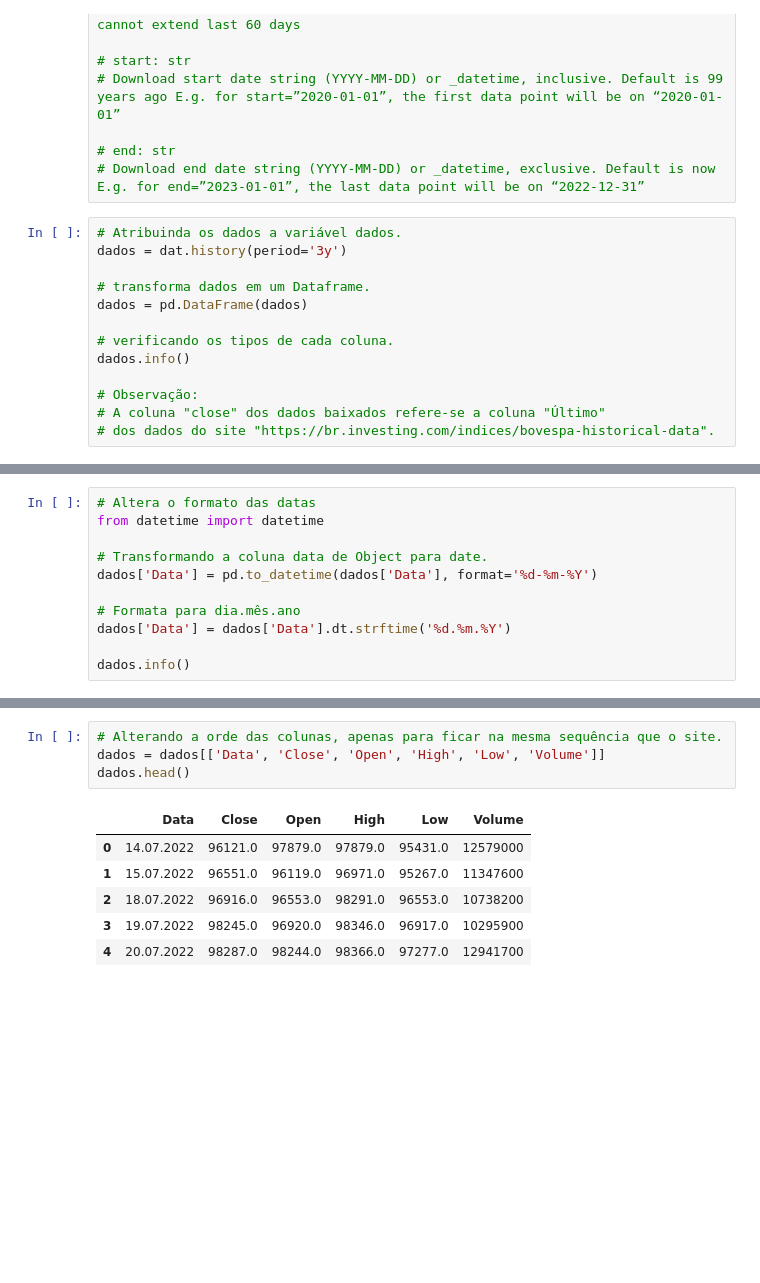
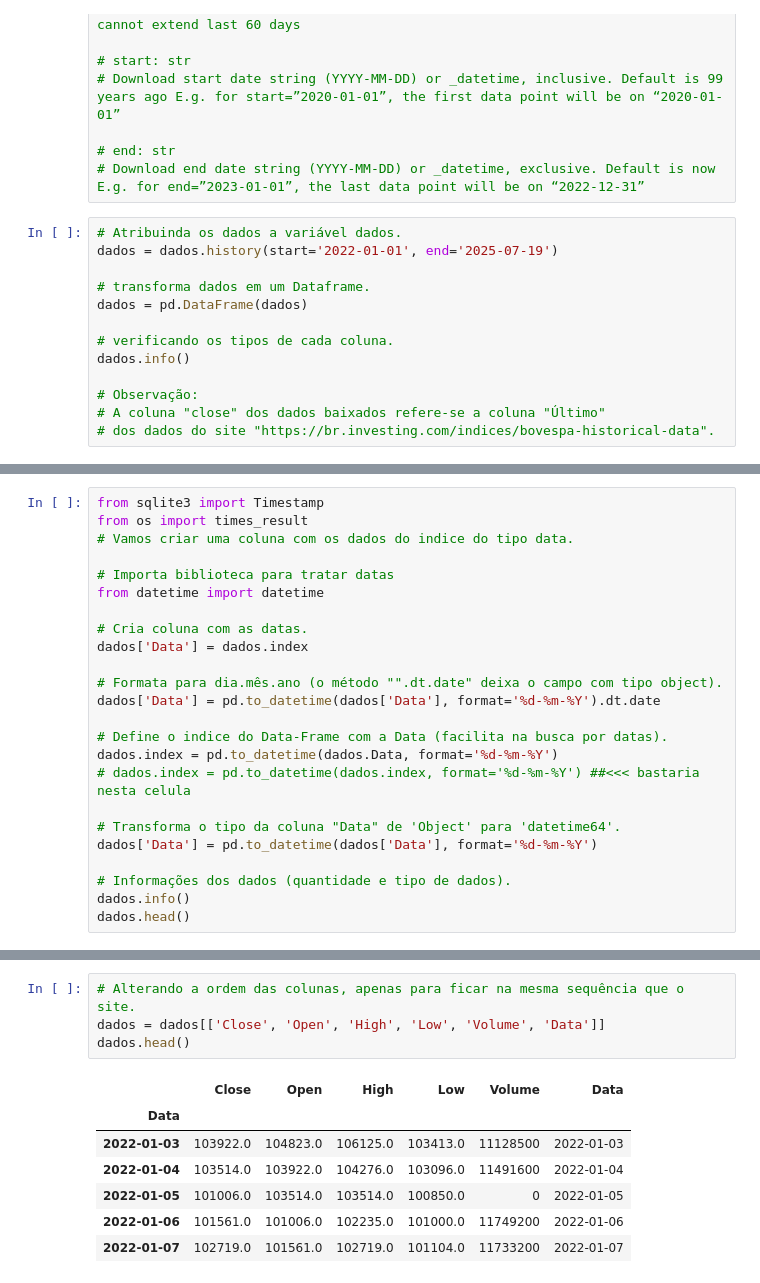
Before and after one commit to paulopetrillo/FIAP_TECH_CHALENGE_01, a Jupyter notebook: TECH_CHALENGE_01.ipynb, the cells around one changed output, grey strips where cells are left out. Drawn from its saved outputs; the diff is of its cells as text; blank space fills up the shorter version.

```diff
--- a/TECH_CHALENGE_01.ipynb
+++ b/TECH_CHALENGE_01.ipynb
@@ -75,7 +75,7 @@ ERROR:yfinance:HTTP Error 404:
 # Download end date string (YYYY-MM-DD) or _datetime, exclusive. Default is now E.g. for end=”2023-01-01”, the last data point will be on “2022-12-31”
 # %%
 # Atribuinda os dados a variável dados.
-dados = dat.history(period='3y')
+dados = dados.history(start='2022-01-01', end='2025-07-19')
 
 # transforma dados em um Dataframe.
 dados = pd.DataFrame(dados)
@@ -163,11 +159,0 @@ dados.head()
-# %%
-# Altera o formato das datas
-from datetime import datetime
-
-# Transformando a coluna data de Object para date.
-dados['Data'] = pd.to_datetime(dados['Data'], format='%d-%m-%Y')
-
-# Formata para dia.mês.ano
-dados['Data'] = dados['Data'].dt.strftime('%d.%m.%Y')
-
-dados.info()
@@ -196,0 +160,24 @@ dados.head()
+# %%
+from sqlite3 import Timestamp
+from os import times_result
+# Vamos criar uma coluna com os dados do indice do tipo data.
+
+# Importa biblioteca para tratar datas
+from datetime import datetime
+
+# Cria coluna com as datas.
+dados['Data'] = dados.index
+
+# Formata para dia.mês.ano (o método "".dt.date" deixa o campo com tipo object).
+dados['Data'] = pd.to_datetime(dados['Data'], format='%d-%m-%Y').dt.date
+
+# Define o indice do Data-Frame com a Data (facilita na busca por datas).
+dados.index = pd.to_datetime(dados.Data, format='%d-%m-%Y')
+# dados.index = pd.to_datetime(dados.index, format='%d-%m-%Y') ##<<< bastaria nesta celula
+
+# Transforma o tipo da coluna "Data" de 'Object' para 'datetime64'.
+dados['Data'] = pd.to_datetime(dados['Data'], format='%d-%m-%Y')
+
+# Informações dos dados (quantidade e tipo de dados).
+dados.info()
+dados.head()
@@ -197,11 +217,12 @@ dados.head()
 # %%
-# Alterando a orde das colunas, apenas para ficar na mesma sequência que o site.
-dados = dados[['Data', 'Close', 'Open', 'High', 'Low', 'Volume']]
+# Alterando a ordem das colunas, apenas para ficar na mesma sequência que o site.
+dados = dados[['Close', 'Open', 'High', 'Low', 'Volume', 'Data']]
 dados.head()
 # %% [output]
-|  | Data | Close | Open | High | Low | Volume |
-| 0 | 14.07.2022 | 96121.0 | 97879.0 | 97879.0 | 95431.0 | 12579000 |
-| 1 | 15.07.2022 | 96551.0 | 96119.0 | 96971.0 | 95267.0 | 11347600 |
-| 2 | 18.07.2022 | 96916.0 | 96553.0 | 98291.0 | 96553.0 | 10738200 |
-| 3 | 19.07.2022 | 98245.0 | 96920.0 | 98346.0 | 96917.0 | 10295900 |
-| 4 | 20.07.2022 | 98287.0 | 98244.0 | 98366.0 | 97277.0 | 12941700 |
+|  | Close | Open | High | Low | Volume | Data |
+| Data |  |  |  |  |  |  |
+| 2022-01-03 | 103922.0 | 104823.0 | 106125.0 | 103413.0 | 11128500 | 2022-01-03 |
+| 2022-01-04 | 103514.0 | 103922.0 | 104276.0 | 103096.0 | 11491600 | 2022-01-04 |
+| 2022-01-05 | 101006.0 | 103514.0 | 103514.0 | 100850.0 | 0 | 2022-01-05 |
+| 2022-01-06 | 101561.0 | 101006.0 | 102235.0 | 101000.0 | 11749200 | 2022-01-06 |
+| 2022-01-07 | 102719.0 | 101561.0 | 102719.0 | 101104.0 | 11733200 | 2022-01-07 |
```
Also changed, not shown: parts of 32 cells of this notebook.
